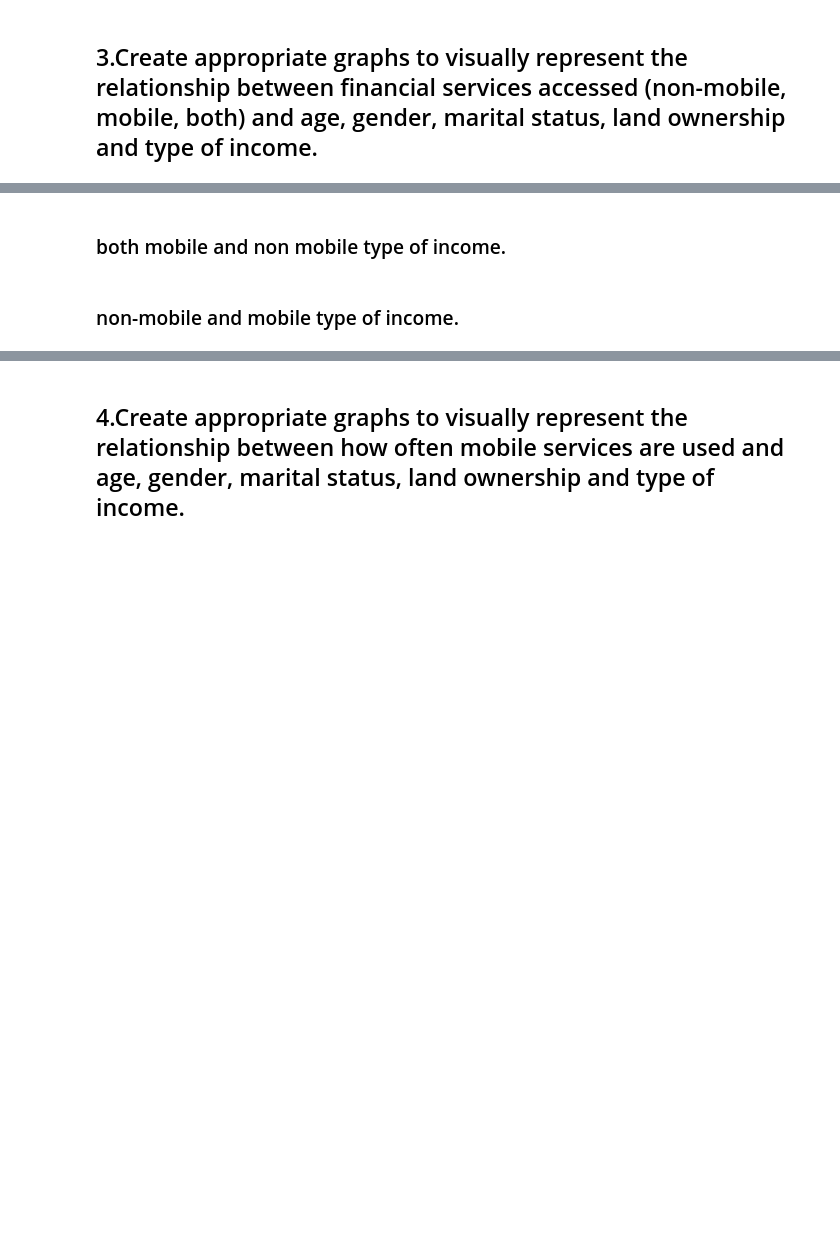
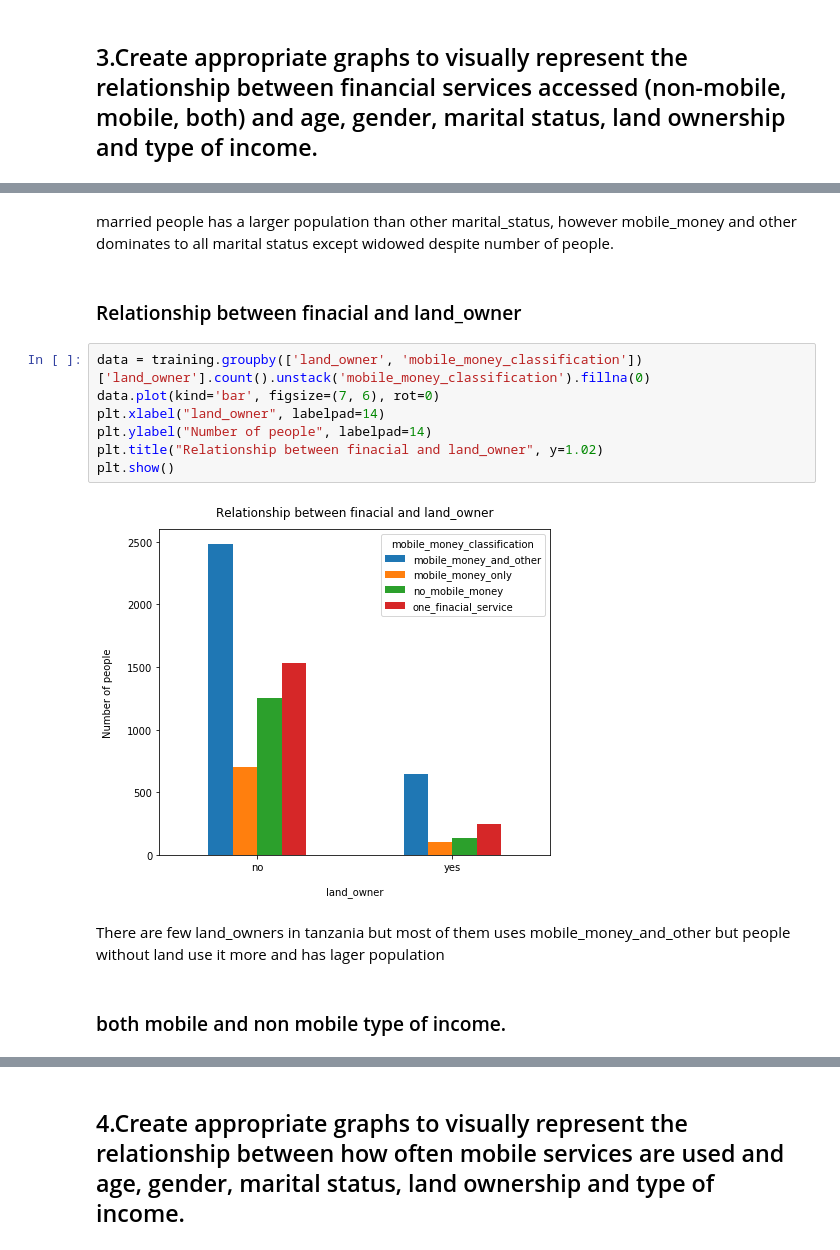
Before and after one commit to ntokozomfene/financial_services, a Jupyter notebook: mobile_money_Tanzania.ipynb, the cells around one changed output, grey strips where cells are left out. Cells and saved outputs as stored; diff of their text form; blank space fills up the shorter version.

```diff
--- a/mobile_money_Tanzania.ipynb
+++ b/mobile_money_Tanzania.ipynb
@@ -138,4 +133,17 @@ plt.show()
+# %% [markdown]
+married people has a larger population than other marital_status, however mobile_money and other dominates to all marital status except widowed despite number of people.
+# %% [markdown]
+### Relationship between finacial and land_owner
+# %%
+data = training.groupby(['land_owner', 'mobile_money_classification'])['land_owner'].count().unstack('mobile_money_classification').fillna(0)
+data.plot(kind='bar', figsize=(7, 6), rot=0)
+plt.xlabel("land_owner", labelpad=14)
+plt.ylabel("Number of people", labelpad=14)
+plt.title("Relationship between finacial and land_owner", y=1.02)
+plt.show()
+# %% [output]
+[figure, added]
+# %% [markdown]
+There are few land_owners in tanzania but most of them uses mobile_money_and_other but people without land use it more and has lager population
 # %% [markdown]
 ### both mobile and non mobile type of income.
-# %% [markdown]
-### non-mobile and mobile type of income.
```
Also changed, not shown: parts of 51 cells of this notebook.
